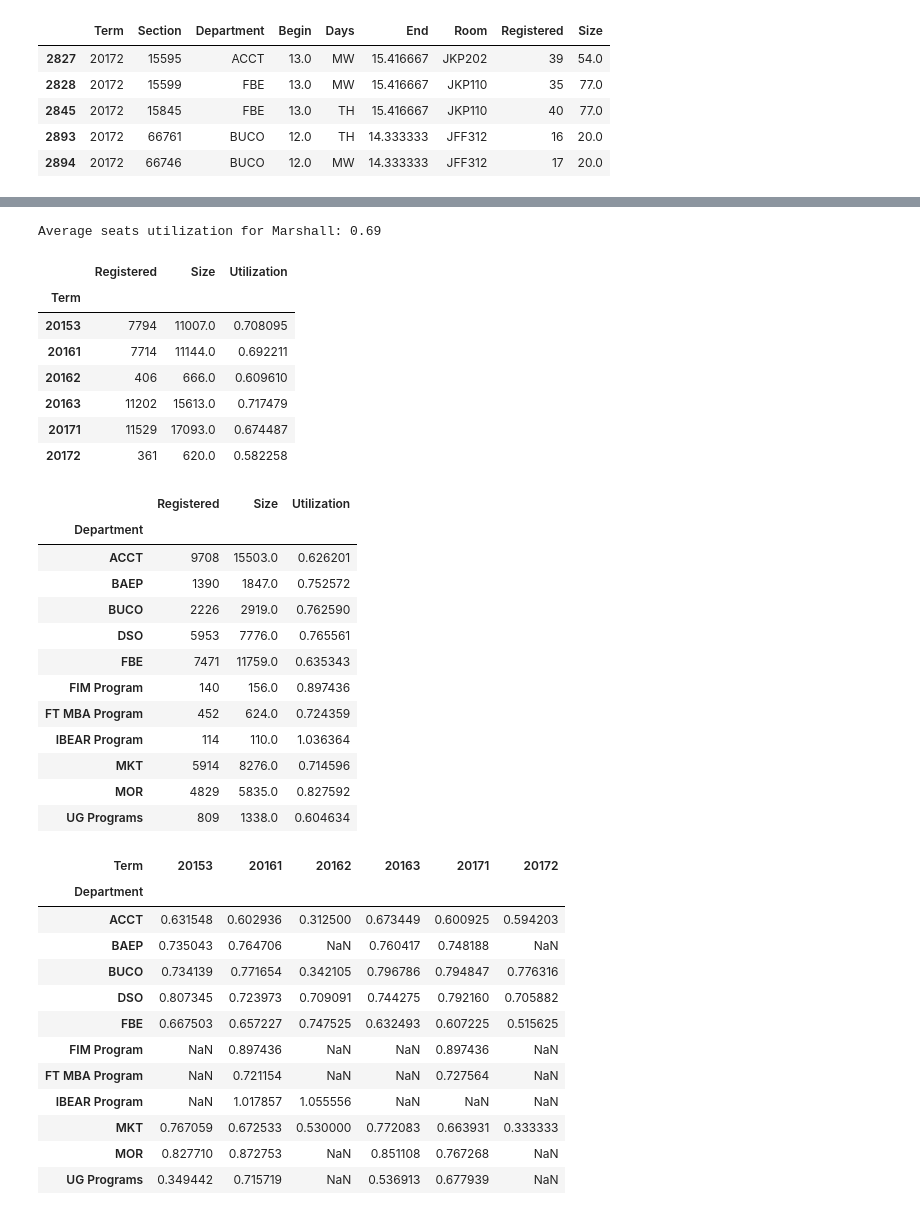
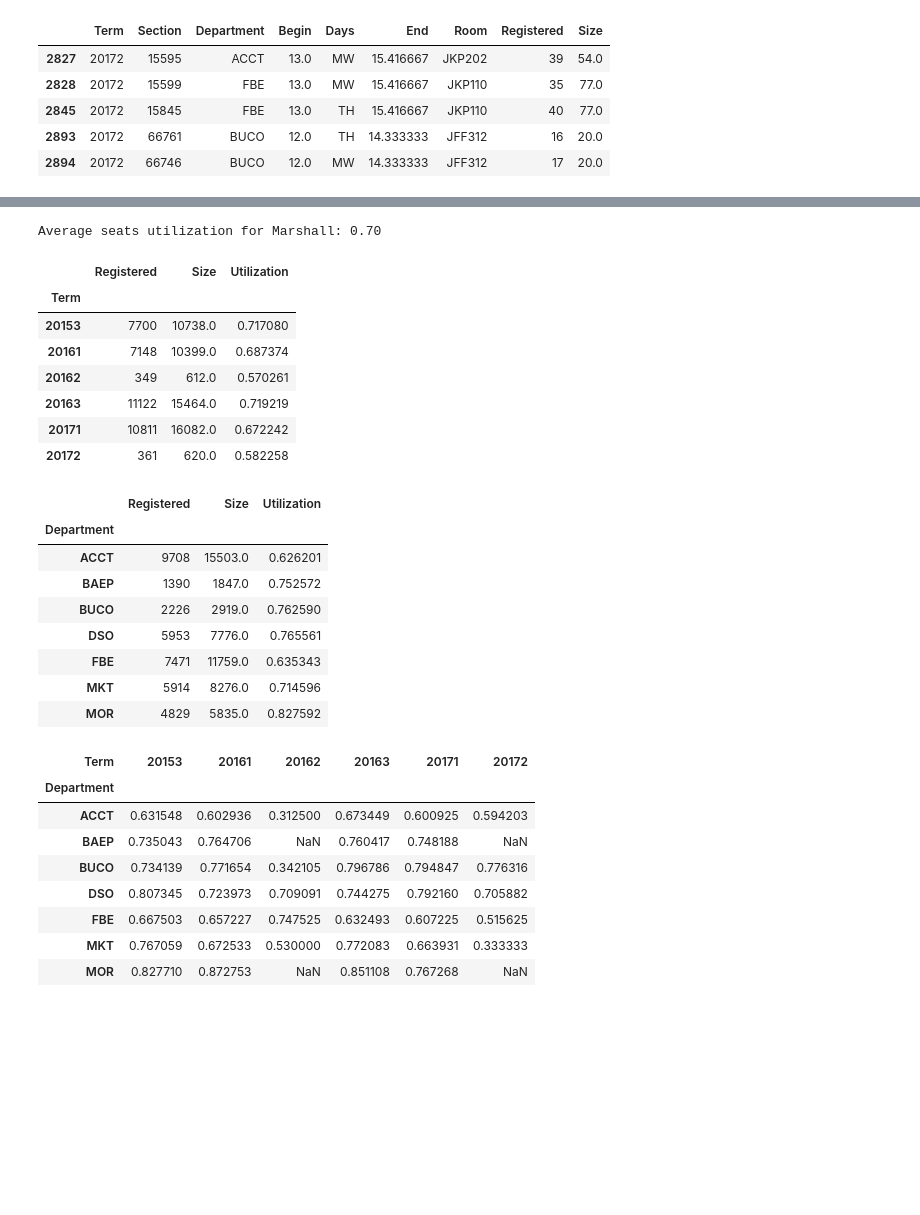
Before and after one commit to yakan/course_scheduling, a Jupyter notebook: metrics/Metrics.ipynb, the cells around one changed output, grey strips where cells are left out. Cells and saved outputs as stored; diff of their text form; code cells hidden in the pictures; blank space fills up the shorter version.

```diff
--- a/metrics/Metrics.ipynb
+++ b/metrics/Metrics.ipynb
@@ -102,25 +104,27 @@ plt.show()
 [figure]
 # %%
 # Average Seats Utilization for all Marshall controlled classrooms
-Marshall = output.agg(aggregations)
+Marshall = output.query("Department in @depts").agg(aggregations)
 print('Average seats utilization for Marshall: {0:.2f}' .format(Marshall.Registered/Marshall.Size))
 # %% [output]
-Average seats utilization for Marshall: 0.69
+Average seats utilization for Marshall: 0.70
 # %%
 # Average Seats Utilization in each term
-output.groupby('Term').agg(aggregations).assign(Utilization=lambda output: output.Registered/output.Size)
+output.query("Department in @depts").groupby('Term').agg(aggregations).assign(Utilization=lambda output: output.Registered/output.Size)
 # %% [output]
 |  | Registered | Size | Utilization |
 | Term |  |  |  |
-| 20153 | 7794 | 11007.0 | 0.708095 |
-| 20161 | 7714 | 11144.0 | 0.692211 |
-| 20162 | 406 | 666.0 | 0.609610 |
-| 20163 | 11202 | 15613.0 | 0.717479 |
-| 20171 | 11529 | 17093.0 | 0.674487 |
+| 20153 | 7700 | 10738.0 | 0.717080 |
+| 20161 | 7148 | 10399.0 | 0.687374 |
+| 20162 | 349 | 612.0 | 0.570261 |
+| 20163 | 11122 | 15464.0 | 0.719219 |
+| 20171 | 10811 | 16082.0 | 0.672242 |
 | 20172 | 361 | 620.0 | 0.582258 |
 # %%
 # Average Seats Utilization of each department
-output.groupby('Department').agg(aggregations).assign(Utilization=lambda output: output.Registered/output.Size)
+(output.query("Department in @depts")
+ .groupby('Department').agg(aggregations)
+ .assign(Utilization=lambda output: output.Registered/output.Size))
 # %% [output]
 |  | Registered | Size | Utilization |
 | Department |  |  |  |
@@ -129,30 +133,22 @@ output.groupby('Department').agg(aggregations).assign(Utilization=lambda output:
 | BUCO | 2226 | 2919.0 | 0.762590 |
 | DSO | 5953 | 7776.0 | 0.765561 |
 | FBE | 7471 | 11759.0 | 0.635343 |
-| FIM Program | 140 | 156.0 | 0.897436 |
-| FT MBA Program | 452 | 624.0 | 0.724359 |
-| IBEAR Program | 114 | 110.0 | 1.036364 |
 | MKT | 5914 | 8276.0 | 0.714596 |
 | MOR | 4829 | 5835.0 | 0.827592 |
-| UG Programs | 809 | 1338.0 | 0.604634 |
 # %%
 # Pivot table
-pt1 = pd.pivot_table(output, index = 'Department', values = 'Registered', columns = 'Term',
+pt1 = pd.pivot_table(output.query("Department in @depts"), index = 'Department', values = 'Registered', columns = 'Term',
                aggfunc = sum, fill_value = 0)
-pt2 = pd.pivot_table(output, index = 'Department', values = 'Size', columns = 'Term',
+pt2 = pd.pivot_table(output.query("Department in @depts"), index = 'Department', values = 'Size', columns = 'Term',
                aggfunc = sum, fill_value = 0)
 pt1/pt2
 # %% [output]
 | Term | 20153 | 20161 | 20162 | 20163 | 20171 | 20172 |
 | Department |  |  |  |  |  |  |
 | ACCT | 0.631548 | 0.602936 | 0.312500 | 0.673449 | 0.600925 | 0.594203 |
 | BAEP | 0.735043 | 0.764706 | NaN | 0.760417 | 0.748188 | NaN |
 | BUCO | 0.734139 | 0.771654 | 0.342105 | 0.796786 | 0.794847 | 0.776316 |
 | DSO | 0.807345 | 0.723973 | 0.709091 | 0.744275 | 0.792160 | 0.705882 |
 | FBE | 0.667503 | 0.657227 | 0.747525 | 0.632493 | 0.607225 | 0.515625 |
-| FIM Program | NaN | 0.897436 | NaN | NaN | 0.897436 | NaN |
-| FT MBA Program | NaN | 0.721154 | NaN | NaN | 0.727564 | NaN |
-| IBEAR Program | NaN | 1.017857 | 1.055556 | NaN | NaN | NaN |
 | MKT | 0.767059 | 0.672533 | 0.530000 | 0.772083 | 0.663931 | 0.333333 |
 | MOR | 0.827710 | 0.872753 | NaN | 0.851108 | 0.767268 | NaN |
-| UG Programs | 0.349442 | 0.715719 | NaN | 0.536913 | 0.677939 | NaN |
```
Also changed, not shown: parts of 3 cells of this notebook.
